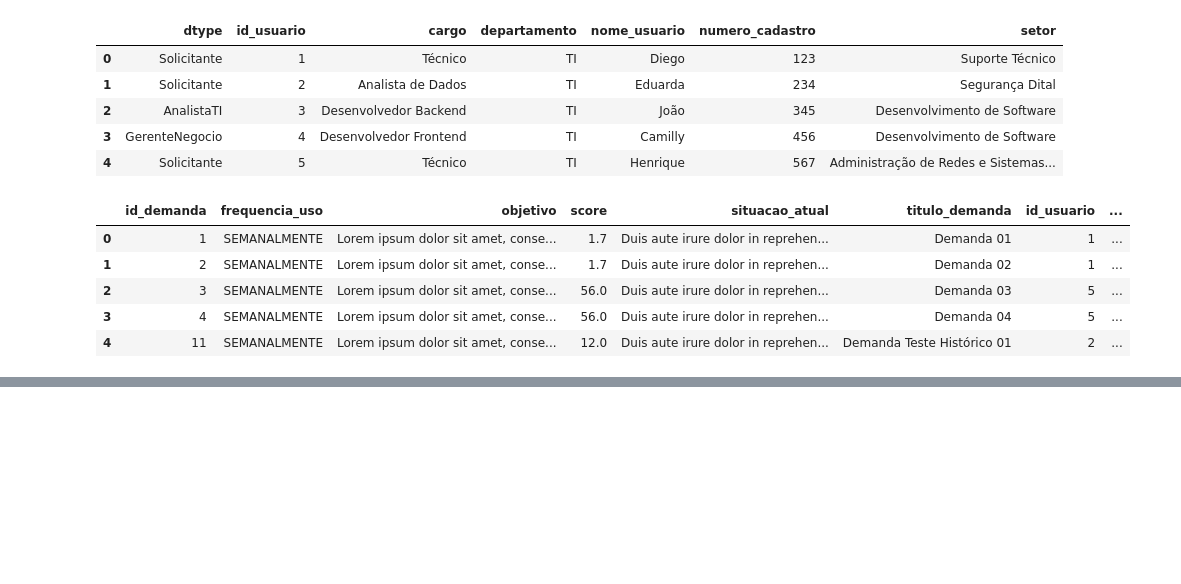
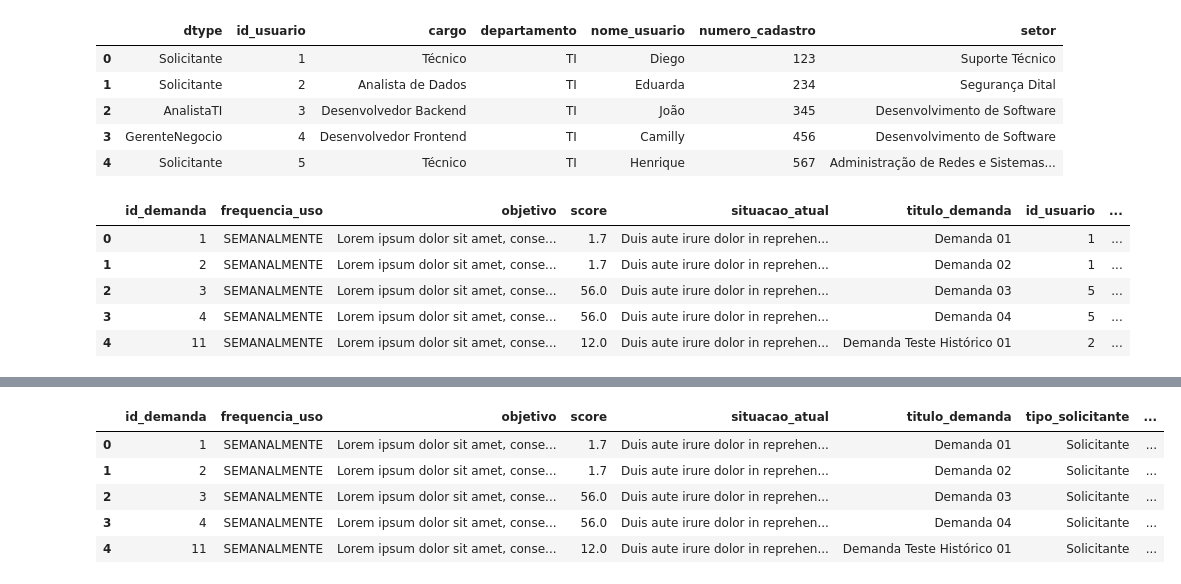
Before and after one commit to joaoHMeireles/SADEDataEngineering, a Jupyter notebook: modelos_tratamento_de_dados/tratamento_inicial.ipynb, the cells around one changed output, grey strips where cells are left out. Saved outputs shown, nothing was run; the diff lists cells and outputs as text; code cells hidden in the pictures; blank space fills up the shorter version.

```diff
--- a/modelos_tratamento_de_dados/tratamento_inicial.ipynb
+++ b/modelos_tratamento_de_dados/tratamento_inicial.ipynb
@@ -86,0 +200,9 @@ demandas.head()
+# %%
+demandas.head()
+# %% [output]
+|  | id_demanda | frequencia_uso | objetivo | score | situacao_atual | titulo_demanda | tipo_solicitante | ... |
+| 0 | 1 | SEMANALMENTE | Lorem ipsum dolor sit amet, conse... | 1.7 | Duis aute irure dolor in reprehen... | Demanda 01 | Solicitante | ... |
+| 1 | 2 | SEMANALMENTE | Lorem ipsum dolor sit amet, conse... | 1.7 | Duis aute irure dolor in reprehen... | Demanda 02 | Solicitante | ... |
+| 2 | 3 | SEMANALMENTE | Lorem ipsum dolor sit amet, conse... | 56.0 | Duis aute irure dolor in reprehen... | Demanda 03 | Solicitante | ... |
+| 3 | 4 | SEMANALMENTE | Lorem ipsum dolor sit amet, conse... | 56.0 | Duis aute irure dolor in reprehen... | Demanda 04 | Solicitante | ... |
+| 4 | 11 | SEMANALMENTE | Lorem ipsum dolor sit amet, conse... | 12.0 | Duis aute irure dolor in reprehen... | Demanda Teste Histórico 01 | Solicitante | ... |
```
Also changed, not shown: parts of 9 cells of this notebook.
